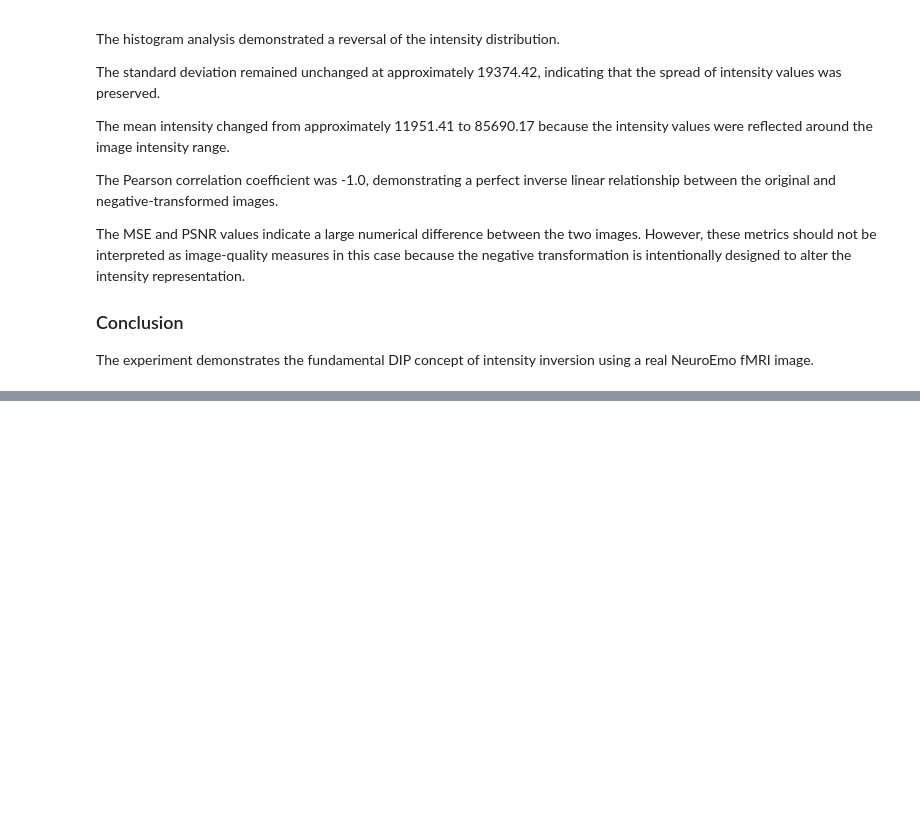
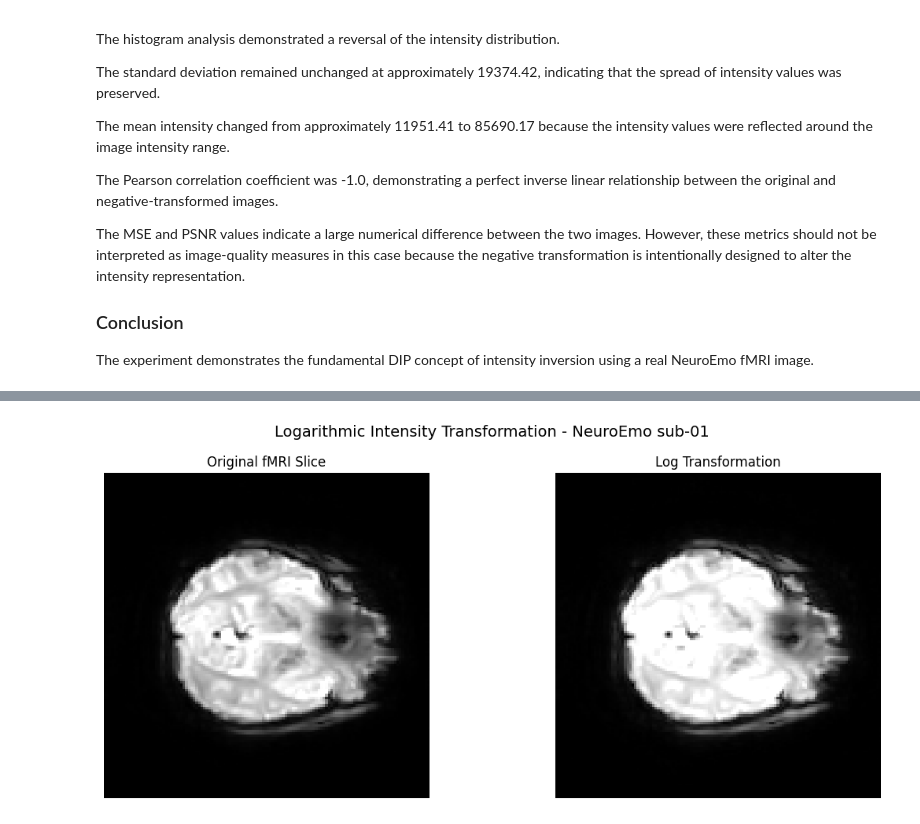
Before and after one commit to SharveshC/DIP_Capstone, a Jupyter notebook: notebook/samp.ipynb, the cells around one changed output, grey strips where cells are left out. Cells and saved outputs as stored; diff of their text form; code cells hidden in the pictures; blank space fills up the shorter version.

Commit message:
fix(core): added Log Transformation

```diff
--- a/notebook/samp.ipynb
+++ b/notebook/samp.ipynb
@@ -1091,0 +1135,17 @@ intensity inversion using a real NeuroEmo fMRI image.
+# %%
+# ============================================================
+# LOG TRANSFORMATION
+# Step 1: Prepare the original fMRI slice
+# ============================================================
+
+volume_0 = fmri_data[:, :, :, 0]
+
+z = volume_0.shape[2] // 2
+
+original_slice = volume_0[:, :, z].copy()
+
+print("4D fMRI shape     :", fmri_data.shape)
+print("3D volume shape   :", volume_0.shape)
+print("2D slice shape    :", original_slice.shape)
+print("Minimum intensity :", original_slice.min())
+print("Maximum intensity :", original_slice.max())
@@ -1091,0 +1209,49 @@ intensity inversion using a real NeuroEmo fMRI image.
+# %%
+# ============================================================
+# LOG TRANSFORMATION
+# Step 3: Visual Comparison
+# ============================================================
+
+vmin = np.percentile(original_slice, 2)
+vmax = np.percentile(original_slice, 98)
+
+plt.figure(figsize=(12, 5))
+
+# Original image
+plt.subplot(1, 2, 1)
+
+plt.imshow(
+    original_slice,
+    cmap="gray",
+    origin="lower",
+    vmin=vmin,
+    vmax=vmax
+)
+
+plt.title("Original fMRI Slice")
+plt.axis("off")
+
+
+# Log-transformed image
+plt.subplot(1, 2, 2)
+
+plt.imshow(
+    log_image,
+    cmap="gray",
+    origin="lower",
+    vmin=vmin,
+    vmax=vmax
+)
+
+plt.title("Log Transformation")
+plt.axis("off")
+
+plt.suptitle(
+    "Logarithmic Intensity Transformation - NeuroEmo sub-01",
+    fontsize=14
+)
+
+plt.tight_layout()
+plt.show()
+# %% [output]
+[figure, added]
```
Also changed, not shown: parts of 9 cells of this notebook.
